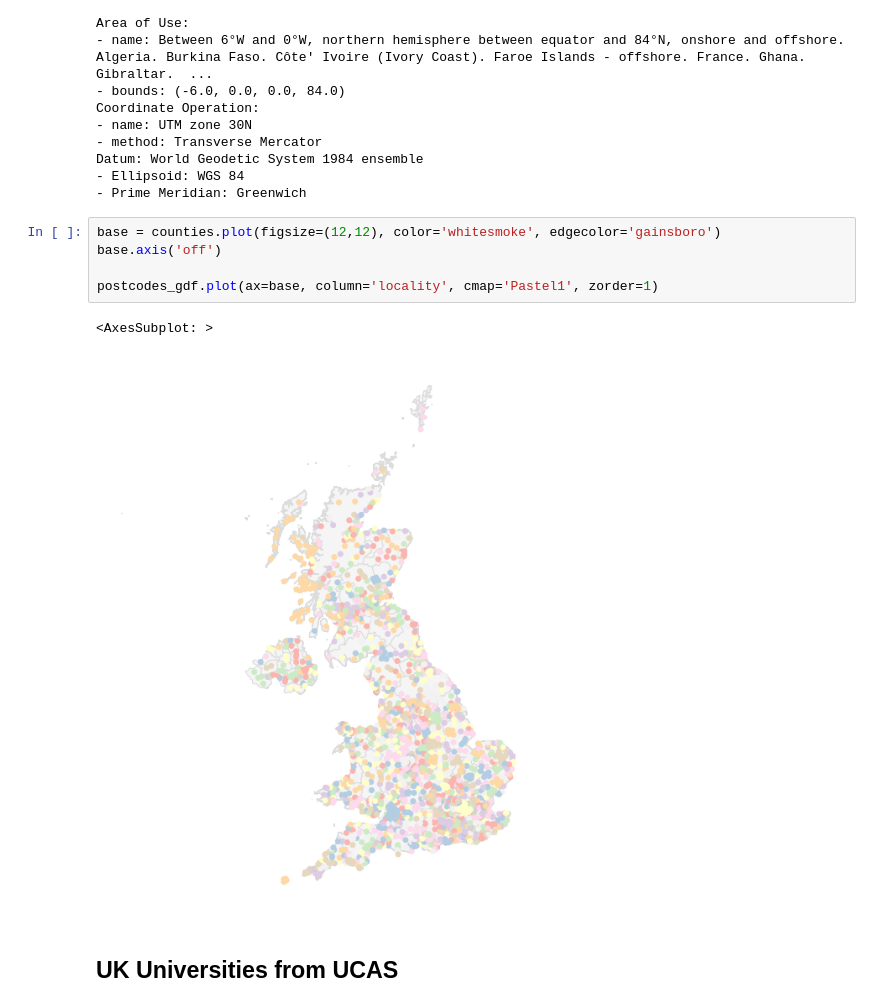
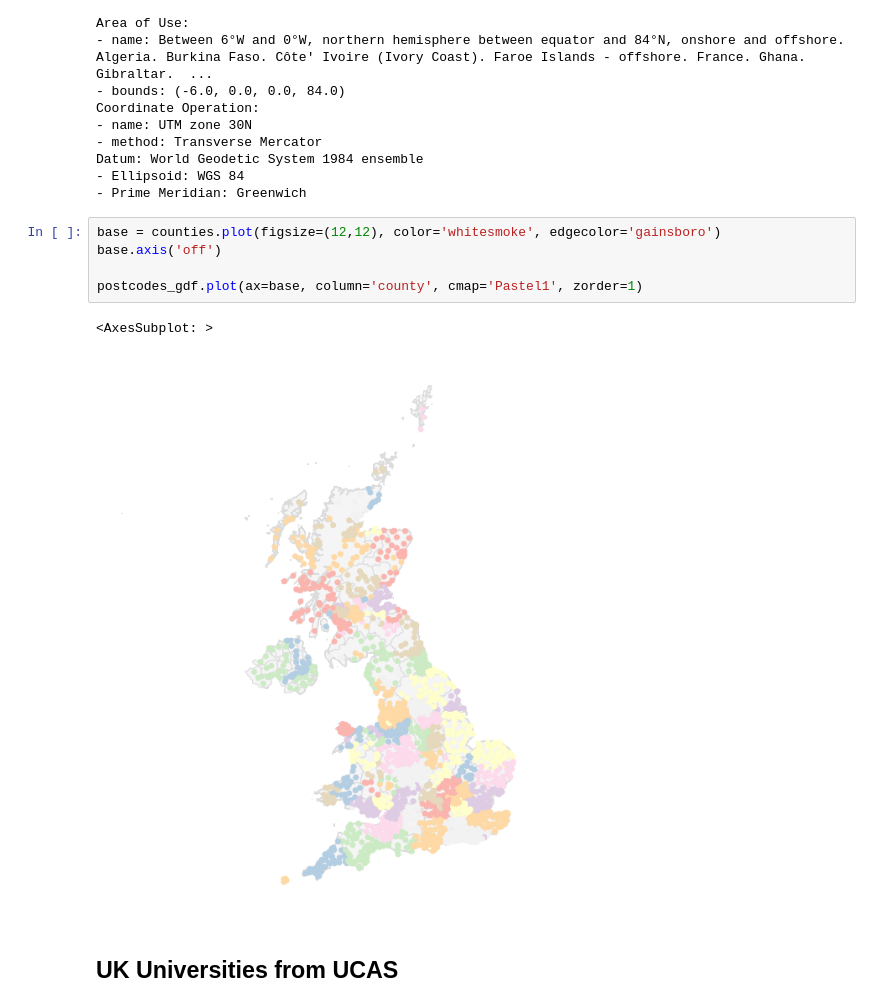
Before and after one commit to shielamms/geopandas-education-data, a Jupyter notebook: archive/Where are the top UK universities?.ipynb, the cells around one changed output. Cells and saved outputs as stored; diff of their text form.

```diff
--- a/Where are the top UK universities?.ipynb
+++ b/archive/Where are the top UK universities?.ipynb
@@ -120,11 +159,11 @@ Datum: World Geodetic System 1984 ensemble
 # %%
 base = counties.plot(figsize=(12,12), color='whitesmoke', edgecolor='gainsboro')
 base.axis('off')
 
-postcodes_gdf.plot(ax=base, column='locality', cmap='Pastel1', zorder=1)
+postcodes_gdf.plot(ax=base, column='county', cmap='Pastel1', zorder=1)
 # %% [output]
 <AxesSubplot: >
-[figure, old version]
+[figure, new version]
 # %% [markdown]
 ## UK Universities from UCAS
 # %%
```
Also changed, not shown: parts of 5 cells of this notebook.
